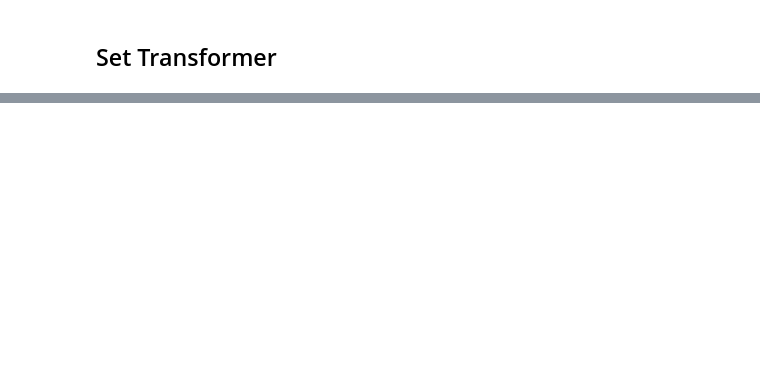
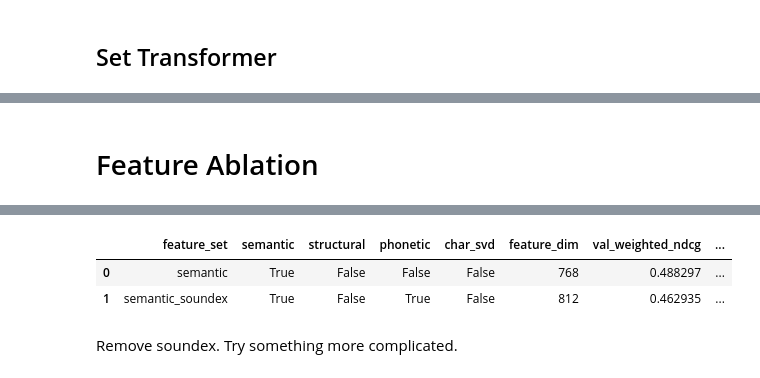
Before and after one commit to Will-Blanton/nyt-connections-solver, a Jupyter notebook: connections-solver.ipynb, the cells around one changed output, grey strips where cells are left out. Cells and saved outputs as stored; diff of their text form; code cells hidden in the pictures; blank space fills up the shorter version.

```diff
--- a/connections-solver.ipynb
+++ b/connections-solver.ipynb
@@ -197,6 +350,7 @@ class ConnectionsDataset(Dataset):
         word_emb_model,
         char_vectorizer,
         num_sets_remaining: int = 4,
+        feature_builder=None,
     ):
         super().__init__()
         if num_sets_remaining < 1 or num_sets_remaining > 4:
@@ -204,6 +358,7 @@ class ConnectionsDataset(Dataset):
 
         self.puzzle_df = puzzle_df
         self.num_sets_remaining = num_sets_remaining
+        self.feature_builder = feature_builder
         self.puzzle_list = []
 
         groups_per_date = self.puzzle_df.groupby('date')['connections'].agg(list)
@@ -222,7 +377,10 @@ class ConnectionsDataset(Dataset):
                 word_list = list(itertools.chain.from_iterable(selected_groups))
 
                 # create node features
-                x = word_emb_model.encode(word_list, convert_to_tensor=True).cpu()
+                if self.feature_builder is None:
+                    x = word_emb_model.encode(word_list, convert_to_tensor=True).cpu()
+                else:
+                    x = self.feature_builder.encode(word_list, convert_to_tensor=True).cpu()
 
                 puzzle = {
                     "x": x,
@@ -572,12 +730,14 @@ class SetTransformer(torch.nn.Module):
             in_dim,
             group_idx,
             lin_layers=3,
-            lin_width=512,
+            lin_width=1024,
             attn_layers=1,
             attn_width=512,
             attn_heads=4
         ):
         super().__init__()
+
+        self.input_norm = nn.LayerNorm(in_dim)
 
         self.proj = nn.Sequential(
             nn.Linear(in_dim, attn_width),
@@ -612,6 +772,7 @@ class SetTransformer(torch.nn.Module):
         self.scorer = MLPScorer(attn_width, hidden_dims=[lin_width] * lin_layers, dropout=.3)
 
     def forward(self, x, group_idx=None):
+        x = self.input_norm(x)
         x = self.proj(x)
         x = self.full_encoder(x)
         x = self.grouper(x, group_idx=group_idx) # (B, num_groups, 4, D)
@@ -776,13 +937,14 @@ def train(model, y, num_epochs, model_name, device, lr=1e-4):
 
     return model.to('cpu')
 # %%
-def make_state_loaders(puzzle_df, word_embedder, vectorizer, batch_size, shuffle=True):
+def make_state_loaders(puzzle_df, word_embedder, vectorizer, batch_size, shuffle=True, feature_builder=None):
     datasets = {
         size: ConnectionsDataset(
             puzzle_df,
             word_embedder,
             vectorizer,
-            num_sets_remaining=size
+            num_sets_remaining=size,
+            feature_builder=feature_builder
         )
         for size in (2, 3, 4)
     }
@@ -1089,9 +1251,9 @@ model = SetTransformer(
     in_dim=D,
     group_idx=state_artifacts[4]["idx"],
     lin_layers=3,
-    lin_width=512,
+    lin_width=1024,
     attn_layers=1,
-    attn_width=256,
+    attn_width=512,
     attn_heads=8
 ).to(device)
 
@@ -1136,0 +1299,2 @@ Final Test Loss: 0.8841 | Final Test NDCG: 0.4392 | Final Test Top-k Acc: 0.1344
+# %% [markdown]
+# Feature Ablation
@@ -1136,0 +1425,8 @@ Final Test Loss: 0.8841 | Final Test NDCG: 0.4392 | Final Test Top-k Acc: 0.1344
+# %%
+feature_ablation_results, feature_ablation_models = run_feature_ablation(
+    feature_ablation_configs,
+    feature_ablation_phases,
+    steps_per_epoch=None,
+)
+feature_ablation_results
+# %% [output]
@@ -1136,0 +1450,5 @@ Final Test Loss: 0.8841 | Final Test NDCG: 0.4392 | Final Test Top-k Acc: 0.1344
+|  | feature_set | semantic | structural | phonetic | char_svd | feature_dim | val_weighted_ndcg | ... |
+| 0 | semantic | True | False | False | False | 768 | 0.488297 | ... |
+| 1 | semantic_soundex | True | False | True | False | 812 | 0.462935 | ... |
+# %% [markdown]
+Remove soundex. Try something more complicated.
```
Also changed, not shown: parts of 11 cells of this notebook.
